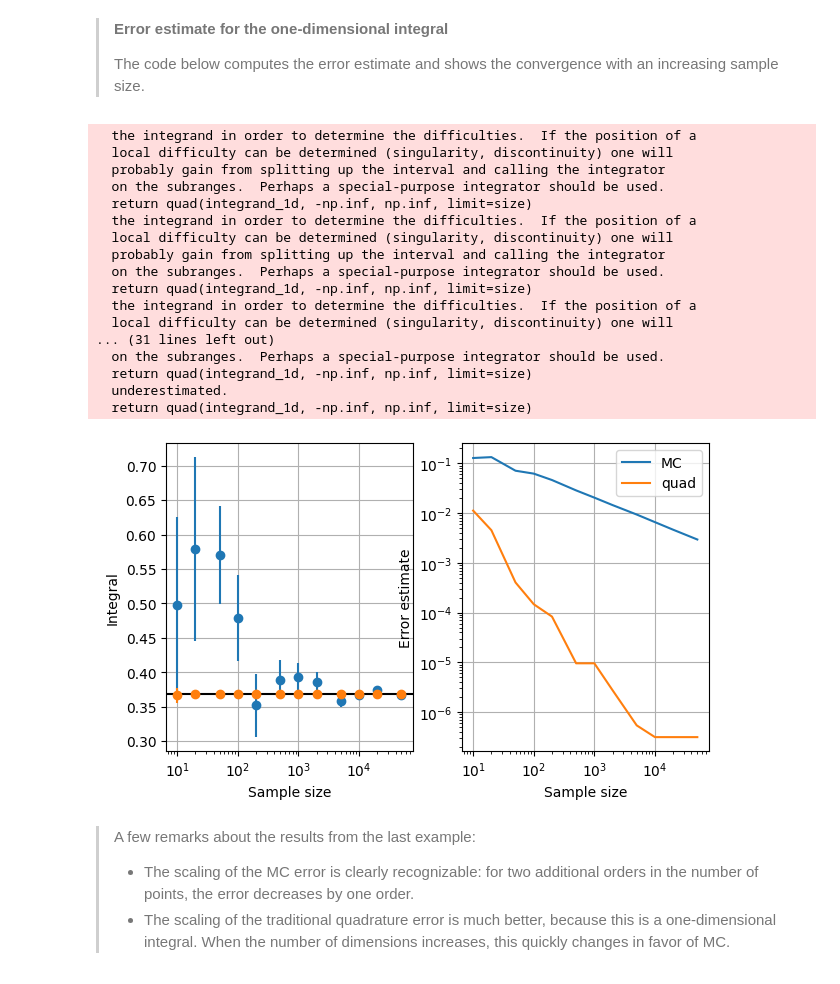
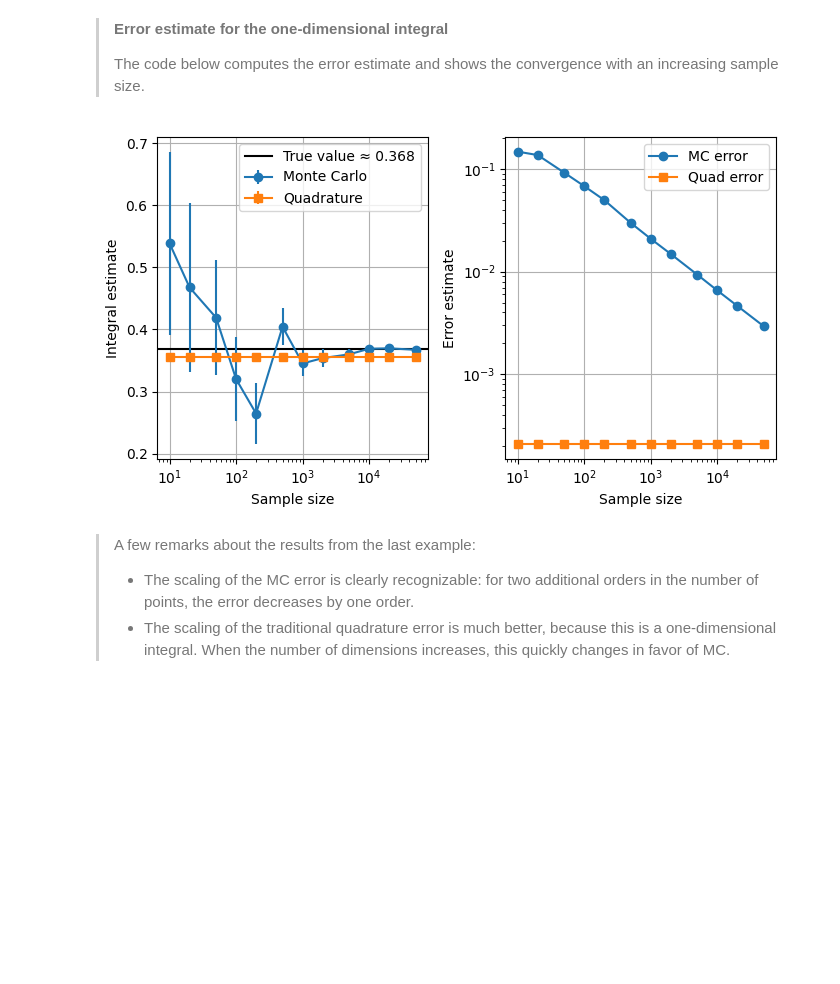
Before and after one commit to trcools/2e-bachelor-Fysica, a Jupyter notebook: Py4sci/notebooks/monte_carlo_nieuw.ipynb, the cells around one changed output. Cells and saved outputs as stored; diff of their text form; code cells hidden in the pictures; blank space fills up the shorter version.

```diff
--- a/Py4sci/notebooks/monte_carlo_nieuw.ipynb
+++ b/Py4sci/notebooks/monte_carlo_nieuw.ipynb
@@ -592,58 +612,57 @@ def demo_mc_1d_error(size):
     x = rng.standard_cauchy(size)
     values = np.cos(1 / x)
     return values.mean(), values.std() / np.sqrt(size)
 
 
+def demo_quad_1d_error(size):
+    """Quad integration with error estimate (for comparison)."""
+    import warnings
+    warnings.filterwarnings('ignore')
+
+    eps = 1e-8
+    left_part, left_err = quad(integrand_1d, -50, -eps, limit=100, epsabs=1e-4, epsrel=1e-4)
+    right_part, right_err = quad(integrand_1d, eps, 50, limit=100, epsabs=1e-4, epsrel=1e-4)
+
+    result = left_part + right_part
+    error = np.sqrt(left_err**2 + right_err**2)
+    return result, error
+
+
 def plot_convergence_1d():
     plt.close("1d")
     sizes = np.array([10, 20, 50, 100, 200, 500, 1000, 2000, 5000, 10000, 20000, 50000])
     results_mc = np.array([demo_mc_1d_error(size) for size in sizes])
-    results_quad = np.array([demo_quad_1d(size) for size in sizes])
+    results_quad = np.array([demo_quad_1d_error(size) for size in sizes])
     _, axs = plt.subplots(1, 2, num="1d", figsize=(7, 4))
 
     def plot_integral(ax):
-        ax.axhline(np.exp(-1), color="k")
-        ax.errorbar(sizes, results_mc[:, 0], results_mc[:, 1], fmt="o")
-        ax.errorbar(sizes, results_quad[:, 0], results_quad[:, 1], fmt="o")
+        ax.axhline(np.exp(-1), color="k", label="True value ≈ 0.368")
+        ax.errorbar(sizes, results_mc[:, 0], results_mc[:, 1], fmt="o-", label="Monte Carlo")
+        ax.errorbar(sizes, results_quad[:, 0], results_quad[:, 1], fmt="s-", label="Quadrature")
         ax.set_xscale("log")
         ax.set_xlabel("Sample size")
-        ax.set_ylabel("Integral")
+        ax.set_ylabel("Integral estimate")
         ax.grid()
+        ax.legend()
 
     def plot_error(ax):
-        ax.plot(sizes, results_mc[:, 1], label="MC")
-        ax.plot(sizes, results_quad[:, 1], label="quad")
+        ax.plot(sizes, results_mc[:, 1], "o-", label="MC error")
+        ax.plot(sizes, results_quad[:, 1], "s-", label="Quad error")
         ax.set_xscale("log")
         ax.set_yscale("log")
         ax.set_xlabel("Sample size")
         ax.set_ylabel("Error estimate")
         ax.grid()
         ax.legend(loc=0)
 
     plot_integral(axs[0])
     plot_error(axs[1])
+    plt.tight_layout()
 
 
 plot_convergence_1d()
 # %% [output]
-  the integrand in order to determine the difficulties.  If the position of a
-  local difficulty can be determined (singularity, discontinuity) one will
-  probably gain from splitting up the interval and calling the integrator
-  on the subranges.  Perhaps a special-purpose integrator should be used.
-  return quad(integrand_1d, -np.inf, np.inf, limit=size)
-  the integrand in order to determine the difficulties.  If the position of a
-  local difficulty can be determined (singularity, discontinuity) one will
-  probably gain from splitting up the interval and calling the integrator
-  on the subranges.  Perhaps a special-purpose integrator should be used.
-  return quad(integrand_1d, -np.inf, np.inf, limit=size)
-  the integrand in order to determine the difficulties.  If the position of a
-  local difficulty can be determined (singularity, discontinuity) one will
-... (31 lines left out)
-  on the subranges.  Perhaps a special-purpose integrator should be used.
-  return quad(integrand_1d, -np.inf, np.inf, limit=size)
-  underestimated.
-  return quad(integrand_1d, -np.inf, np.inf, limit=size)
-[figure, old version]
+[figure, new version]
 # %% [markdown]
 > A few remarks about the results from the last example:
 >
```
Also changed, not shown: parts of 12 cells of this notebook, 10 other files.
